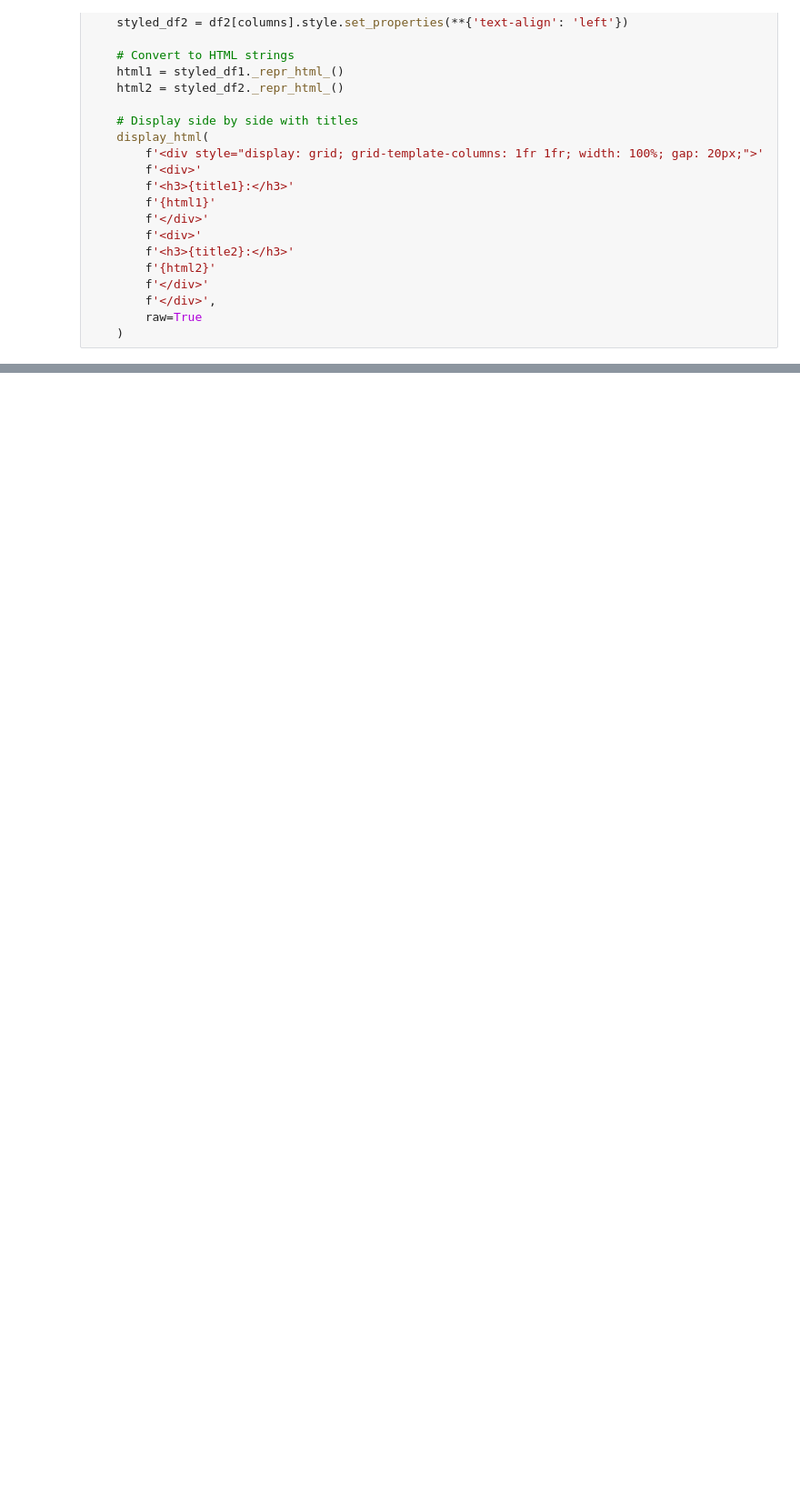
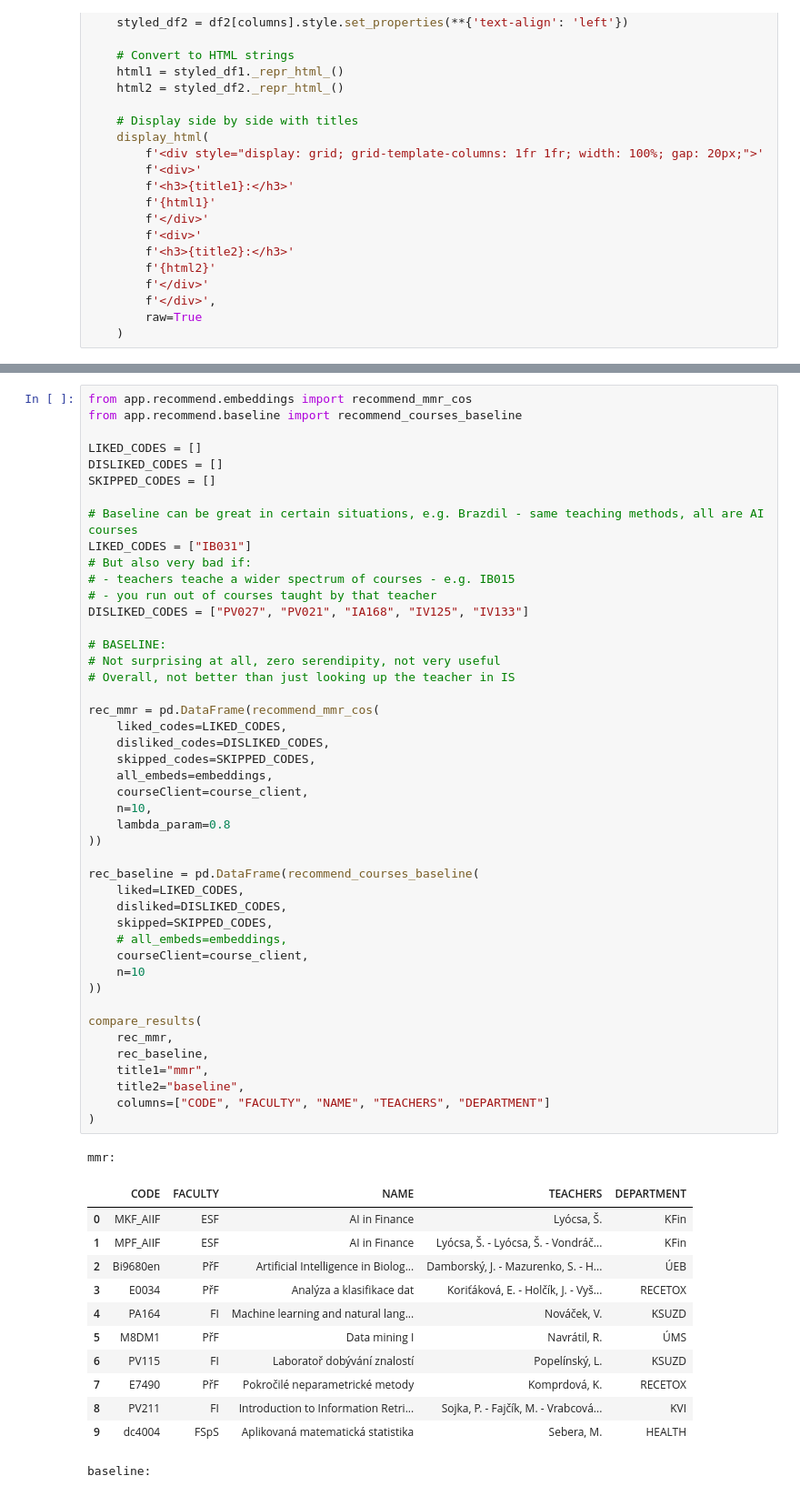
Before and after one commit to tomz197/course-recommender, a Jupyter notebook: notebooks/test_algorithms.ipynb, the cells around one changed output, grey strips where cells are left out. Shown: that part at 91% size. Cells and saved outputs as stored; diff of their text form; blank space fills up the shorter version.

Commit message:
💡🔥 new, better algorithm 🔥💡, ✨ updatee notebook ✨

```diff
--- a/notebooks/test_algorithms.ipynb
+++ b/notebooks/test_algorithms.ipynb
@@ -200,0 +201,59 @@ def recommend_max(
+# %%
+from app.recommend.embeddings import recommend_mmr_cos
+from app.recommend.baseline import recommend_courses_baseline
+
+LIKED_CODES = []
+DISLIKED_CODES = []
+SKIPPED_CODES = []
+
+# Baseline can be great in certain situations, e.g. Brazdil - same teaching methods, all are AI courses
+LIKED_CODES = ["IB031"]
+# But also very bad if:
+# - teachers teache a wider spectrum of courses - e.g. IB015
+# - you run out of courses taught by that teacher
+DISLIKED_CODES = ["PV027", "PV021", "IA168", "IV125", "IV133"]
+
+# BASELINE:
+# Not surprising at all, zero serendipity, not very useful
+# Overall, not better than just looking up the teacher in IS
+
+rec_mmr = pd.DataFrame(recommend_mmr_cos(
+    liked_codes=LIKED_CODES,
+    disliked_codes=DISLIKED_CODES,
+    skipped_codes=SKIPPED_CODES,
+    all_embeds=embeddings,
+    courseClient=course_client,
+    n=10,
+    lambda_param=0.8
+))
+
+rec_baseline = pd.DataFrame(recommend_courses_baseline(
+    liked=LIKED_CODES,
+    disliked=DISLIKED_CODES,
+    skipped=SKIPPED_CODES,
+    # all_embeds=embeddings,
+    courseClient=course_client,
+    n=10
+))
+
+compare_results(
+    rec_mmr,
+    rec_baseline,
+    title1="mmr",
+    title2="baseline",
+    columns=["CODE", "FACULTY", "NAME", "TEACHERS", "DEPARTMENT"]
+)
+# %% [output]
+mmr:
+|  | CODE | FACULTY | NAME | TEACHERS | DEPARTMENT |
+| 0 | MKF_AIIF | ESF | AI in Finance | Lyócsa, Š. | KFin |
+| 1 | MPF_AIIF | ESF | AI in Finance | Lyócsa, Š. - Lyócsa, Š. - Vondráč... | KFin |
+| 2 | Bi9680en | PřF | Artificial Intelligence in Biolog... | Damborský, J. - Mazurenko, S. - H... | ÚEB |
+| 3 | E0034 | PřF | Analýza a klasifikace dat | Koriťáková, E. - Holčík, J. - Vyš... | RECETOX |
+| 4 | PA164 | FI | Machine learning and natural lang... | Nováček, V. | KSUZD |
+| 5 | M8DM1 | PřF | Data mining I | Navrátil, R. | ÚMS |
+| 6 | PV115 | FI | Laboratoř dobývání znalostí | Popelínský, L. | KSUZD |
+| 7 | E7490 | PřF | Pokročilé neparametrické metody | Komprdová, K. | RECETOX |
+| 8 | PV211 | FI | Introduction to Information Retri... | Sojka, P. - Fajčík, M. - Vrabcová... | KVI |
+| 9 | dc4004 | FSpS | Aplikovaná matematická statistika | Sebera, M. | HEALTH |
+baseline:
```
Also changed, not shown: parts of 6 cells of this notebook, 3 other files.
